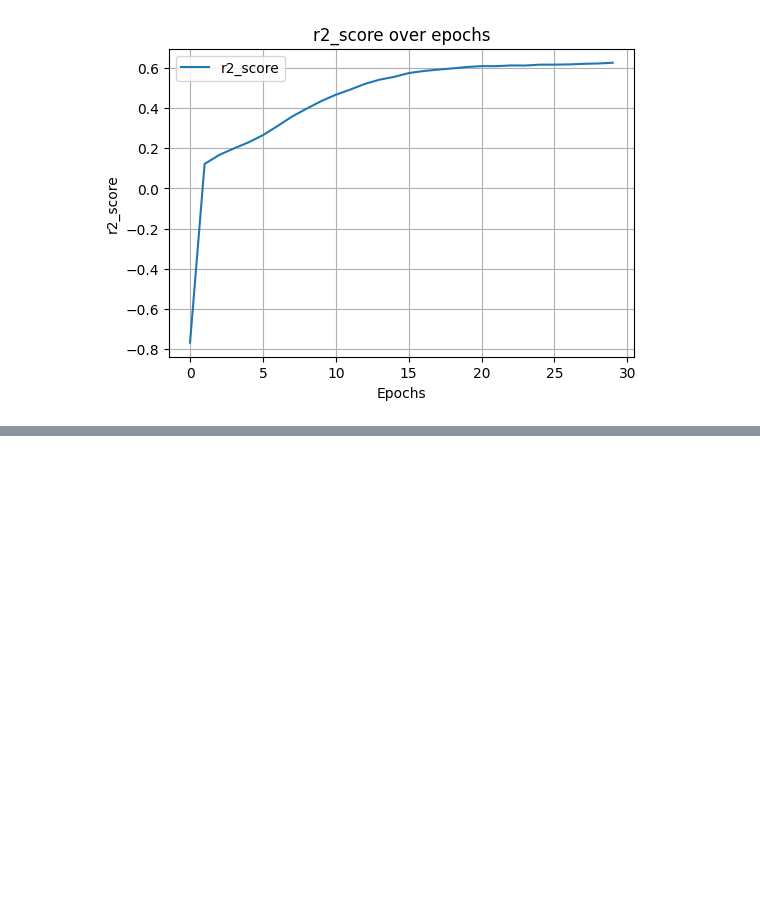
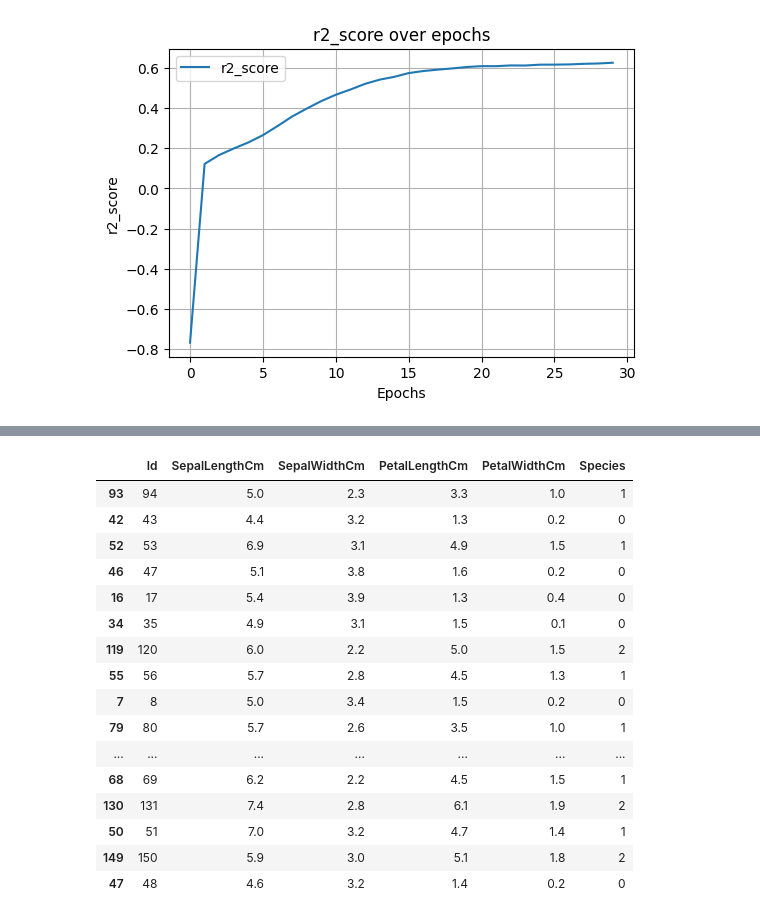
Before and after one commit to SalemElbermawy/full_deep, a Jupyter notebook: models.ipynb, the cells around one changed output, grey strips where cells are left out. Drawn from its saved outputs; the diff is of its cells as text; code cells hidden in the pictures; blank space fills up the shorter version.

```diff
--- a/models.ipynb
+++ b/models.ipynb
@@ -492,0 +511,2 @@ model.save("ca_housing.keras")
+# %%
+data=pd.read_csv("Iris.csv")
@@ -492,0 +533,9 @@ model.save("ca_housing.keras")
+# %%
+map_encoding={
+
+    'Iris-setosa':0, 'Iris-versicolor':1, 'Iris-virginica':2
+
+}
+
+
+data["Species"]=data["Species"].map(map_encoding)
@@ -492,0 +551,20 @@ model.save("ca_housing.keras")
+# %%
+data.sample(20)
+# %% [output]
+|  | Id | SepalLengthCm | SepalWidthCm | PetalLengthCm | PetalWidthCm | Species |
+| 93 | 94 | 5.0 | 2.3 | 3.3 | 1.0 | 1 |
+| 42 | 43 | 4.4 | 3.2 | 1.3 | 0.2 | 0 |
+| 52 | 53 | 6.9 | 3.1 | 4.9 | 1.5 | 1 |
+| 46 | 47 | 5.1 | 3.8 | 1.6 | 0.2 | 0 |
+| 16 | 17 | 5.4 | 3.9 | 1.3 | 0.4 | 0 |
+| 34 | 35 | 4.9 | 3.1 | 1.5 | 0.1 | 0 |
+| 119 | 120 | 6.0 | 2.2 | 5.0 | 1.5 | 2 |
+| 55 | 56 | 5.7 | 2.8 | 4.5 | 1.3 | 1 |
+| 7 | 8 | 5.0 | 3.4 | 1.5 | 0.2 | 0 |
+| 79 | 80 | 5.7 | 2.6 | 3.5 | 1.0 | 1 |
+| ... | ... | ... | ... | ... | ... | ... |
+| 68 | 69 | 6.2 | 2.2 | 4.5 | 1.5 | 1 |
+| 130 | 131 | 7.4 | 2.8 | 6.1 | 1.9 | 2 |
+| 50 | 51 | 7.0 | 3.2 | 4.7 | 1.4 | 1 |
+| 149 | 150 | 5.9 | 3.0 | 5.1 | 1.8 | 2 |
+| 47 | 48 | 4.6 | 3.2 | 1.4 | 0.2 | 0 |
```
Also changed, not shown: parts of 14 cells of this notebook, 1 other file.
